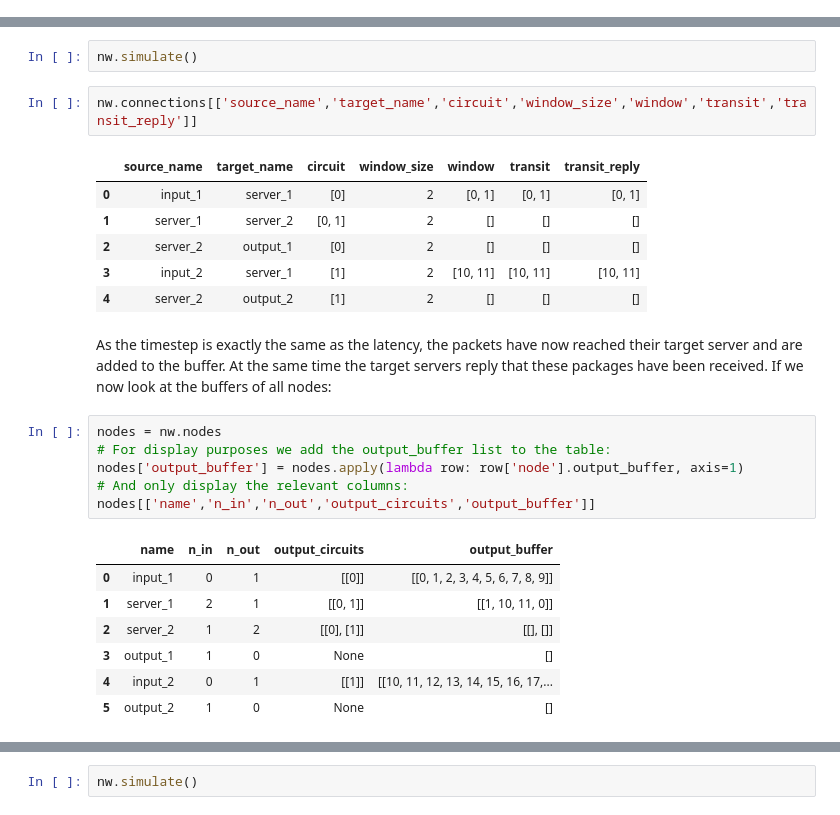
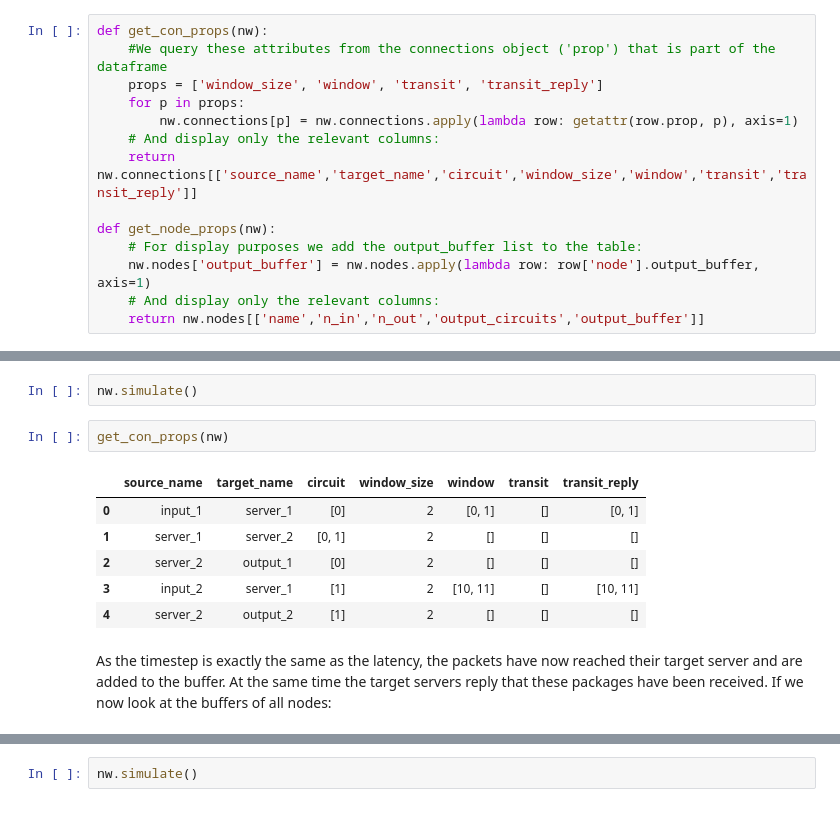
Before and after one commit to cdoepmann/predictor-core, a Jupyter notebook: OTS/ns_f/ns_f_test.ipynb, the cells around one changed output, grey strips where cells are left out. Drawn from its saved outputs; the diff is of its cells as text.

````diff
--- a/OTS/ns_f/ns_f_test.ipynb
+++ b/OTS/ns_f/ns_f_test.ipynb
@@ -236,2 +257,16 @@
+# %%
+def get_con_props(nw):
+    #We query these attributes from the connections object ('prop') that is part of the dataframe
+    props = ['window_size', 'window', 'transit', 'transit_reply']
+    for p in props:
+        nw.connections[p] = nw.connections.apply(lambda row: getattr(row.prop, p), axis=1)
+    # And display only the relevant columns:
+    return nw.connections[['source_name','target_name','circuit','window_size','window','transit','transit_reply']]
+
+def get_node_props(nw):
+    # For display purposes we add the output_buffer list to the table:
+    nw.nodes['output_buffer'] = nw.nodes.apply(lambda row: row['node'].output_buffer, axis=1)
+    # And display only the relevant columns:
+    return nw.nodes[['name','n_in','n_out','output_circuits','output_buffer']]
 # %% [markdown]
 Lets check (some important properties of) ```nw.connections``` again:
@@ -248,28 +283,14 @@ nw.connections[['source_name','target_name','circuit','window_size','window','tr
 As we can see, two connections (0 and 3) are currently having packages in transit. Lets simulate another step to receive those packages:
 # %%
 nw.simulate()
-# %%
-nw.connections[['source_name','target_name','circuit','window_size','window','transit','transit_reply']]
-# %% [output]
-|  | source_name | target_name | circuit | window_size | window | transit | transit_reply |
-| 0 | input_1 | server_1 | [0] | 2 | [0, 1] | [0, 1] | [0, 1] |
-| 1 | server_1 | server_2 | [0, 1] | 2 | [] | [] | [] |
-| 2 | server_2 | output_1 | [0] | 2 | [] | [] | [] |
-| 3 | input_2 | server_1 | [1] | 2 | [10, 11] | [10, 11] | [10, 11] |
-| 4 | server_2 | output_2 | [1] | 2 | [] | [] | [] |
+# %%
+get_con_props(nw)
+# %% [output]
+|  | source_name | target_name | circuit | window_size | window | transit | transit_reply |
+| 0 | input_1 | server_1 | [0] | 2 | [0, 1] | [] | [0, 1] |
+| 1 | server_1 | server_2 | [0, 1] | 2 | [] | [] | [] |
+| 2 | server_2 | output_1 | [0] | 2 | [] | [] | [] |
+| 3 | input_2 | server_1 | [1] | 2 | [10, 11] | [] | [10, 11] |
+| 4 | server_2 | output_2 | [1] | 2 | [] | [] | [] |
 # %% [markdown]
 As the timestep is exactly the same as the latency, the packets have now reached their target server and are added to the buffer. At the same time the target servers reply that these packages have been received. If we now look at the buffers of all nodes:
-# %%
-nodes = nw.nodes
-# For display purposes we add the output_buffer list to the table:
-nodes['output_buffer'] = nodes.apply(lambda row: row['node'].output_buffer, axis=1)
-# And only display the relevant columns:
-nodes[['name','n_in','n_out','output_circuits','output_buffer']]
-# %% [output]
-|  | name | n_in | n_out | output_circuits | output_buffer |
-| 0 | input_1 | 0 | 1 | [[0]] | [[0, 1, 2, 3, 4, 5, 6, 7, 8, 9]] |
-| 1 | server_1 | 2 | 1 | [[0, 1]] | [[1, 10, 11, 0]] |
-| 2 | server_2 | 1 | 2 | [[0], [1]] | [[], []] |
-| 3 | output_1 | 1 | 0 | None | [] |
-| 4 | input_2 | 0 | 1 | [[1]] | [[10, 11, 12, 13, 14, 15, 16, 17,... |
-| 5 | output_2 | 1 | 0 | None | [] |
````
Also changed, not shown: parts of 33 cells of this notebook, 2 other files.
